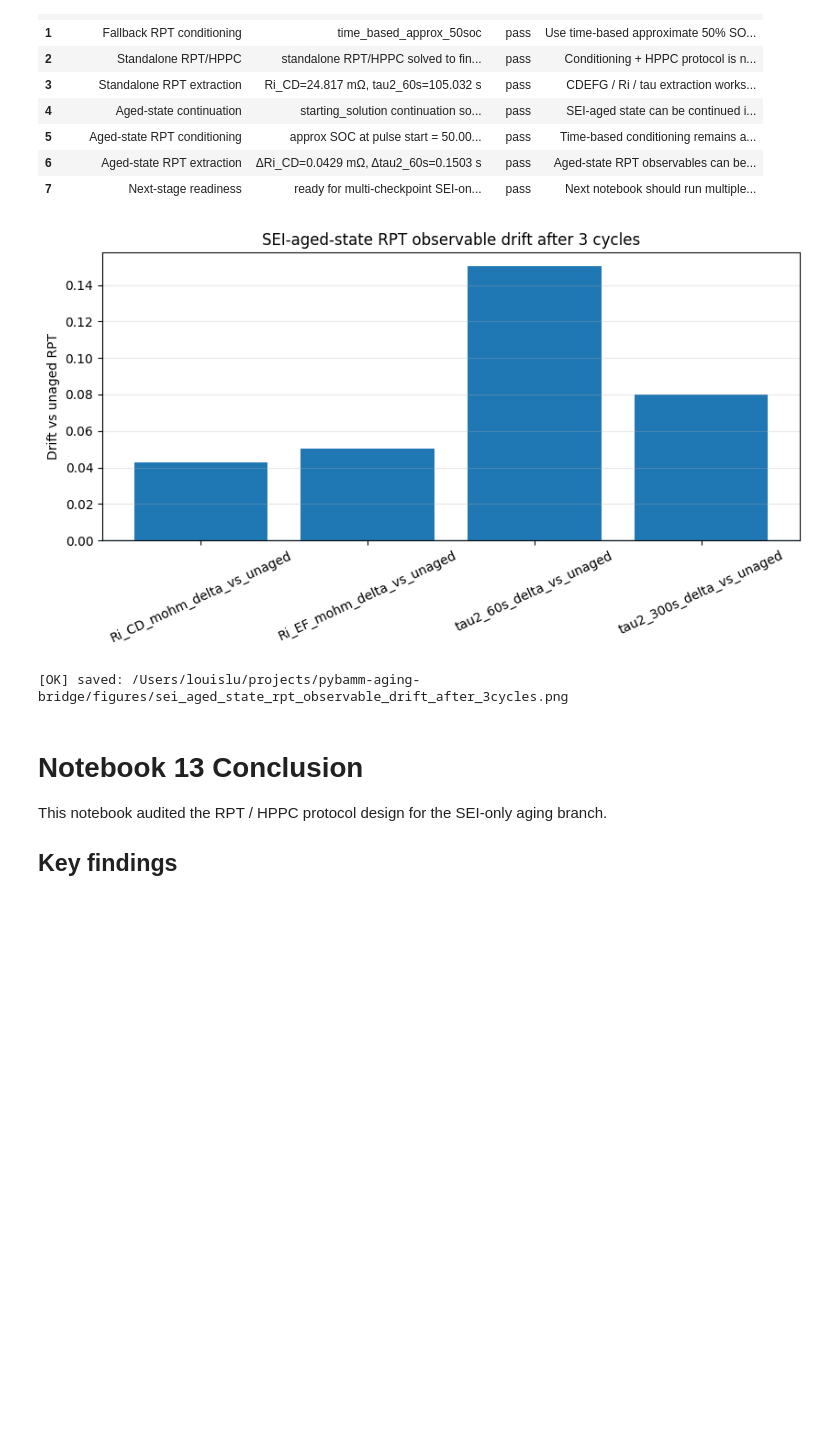
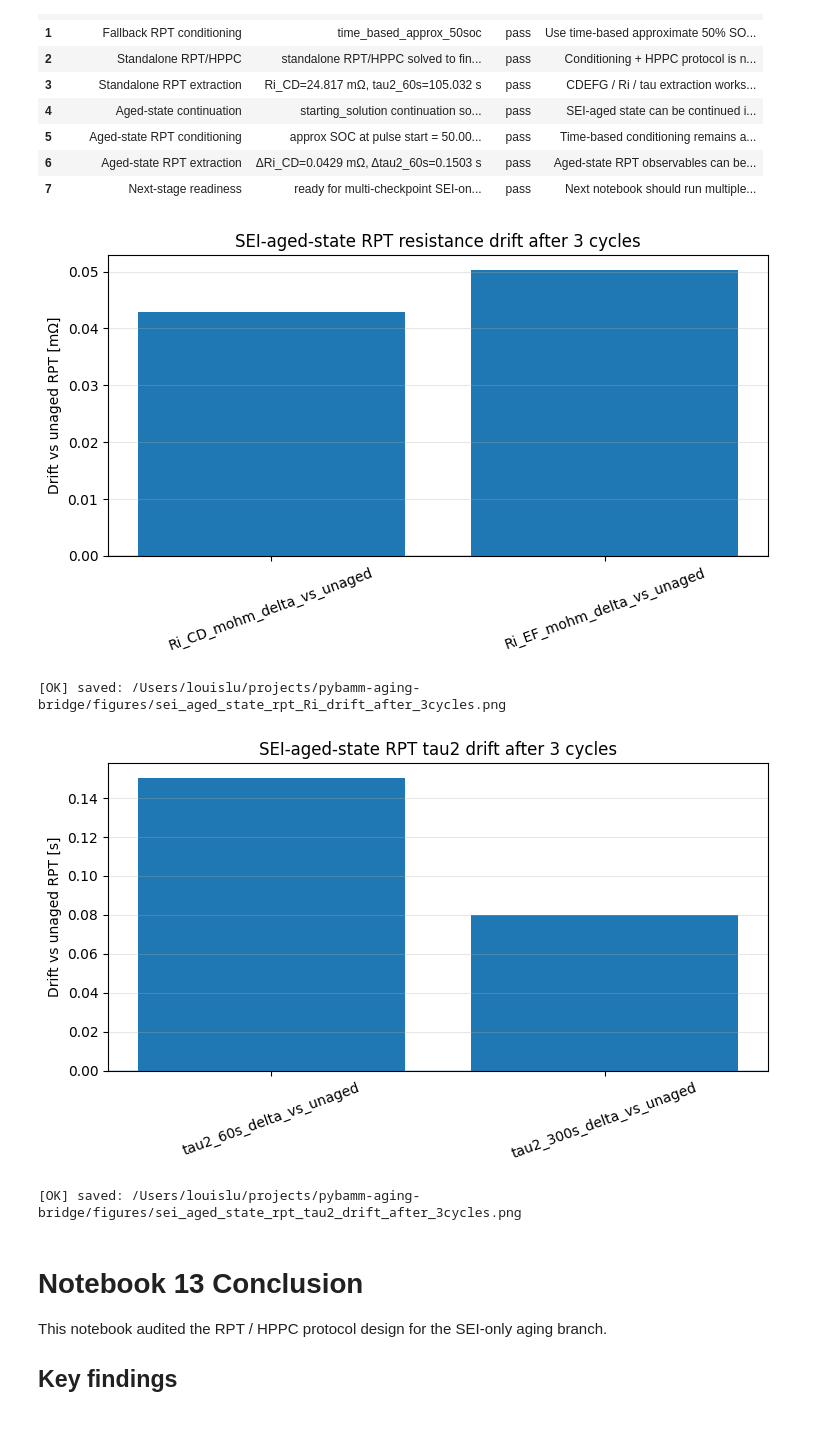
Before and after one commit to jiaxingLu/pybamm-aging-bridge, a Jupyter notebook: notebooks/13_sei_only_aged_state_rpt_design.ipynb, the cells around one changed output. Cells and saved outputs as stored; diff of their text form; code cells hidden in the pictures; blank space fills up the shorter version.

Commit message:
audit: design SEI-aged-state RPT workflow

```diff
--- a/notebooks/13_sei_only_aged_state_rpt_design.ipynb
+++ b/notebooks/13_sei_only_aged_state_rpt_design.ipynb
@@ -1182,35 +1182,60 @@ display(rpt_design_decision_table)
 | 6 | Aged-state RPT extraction | ΔRi_CD=0.0429 mΩ, Δtau2_60s=0.1503 s | pass | Aged-state RPT observables can be... |
 | 7 | Next-stage readiness | ready for multi-checkpoint SEI-on... | pass | Next notebook should run multiple... |
 # %%
-# Cell 24 — Aged vs unaged RPT observable drift plot（老化前后 RPT 可观测量漂移图）
+# Cell 24 — Aged vs unaged RPT observable drift plots（老化前后 RPT 可观测量漂移图，按单位分离）
 
-plot_metrics = [
+ri_metrics = [
     "Ri_CD_mohm_delta_vs_unaged",
     "Ri_EF_mohm_delta_vs_unaged",
+]
+
+tau_metrics = [
     "tau2_60s_delta_vs_unaged",
     "tau2_300s_delta_vs_unaged",
 ]
 
-plot_values = [rpt_comparison.loc[1, m] for m in plot_metrics]
+ri_values = [rpt_comparison.loc[1, m] for m in ri_metrics]
+tau_values = [rpt_comparison.loc[1, m] for m in tau_metrics]
 
-fig, ax = plt.subplots(figsize=(8.5, 4.8))
+# Ri drift plot
+fig, ax = plt.subplots(figsize=(7.5, 4.5))
 
-ax.bar(plot_metrics, plot_values)
+ax.bar(ri_metrics, ri_values)
 ax.axhline(0, linewidth=1)
-ax.set_ylabel("Drift vs unaged RPT")
-ax.set_title("SEI-aged-state RPT observable drift after 3 cycles")
+ax.set_ylabel("Drift vs unaged RPT [mΩ]")
+ax.set_title("SEI-aged-state RPT resistance drift after 3 cycles")
 ax.grid(True, axis="y", alpha=0.3)
-ax.tick_params(axis="x", rotation=25)
+ax.tick_params(axis="x", rotation=20)
 
 fig.tight_layout()
-fig_path = FIGURES / "sei_aged_state_rpt_observable_drift_after_3cycles.png"
+fig_path = FIGURES / "sei_aged_state_rpt_Ri_drift_after_3cycles.png"
 plt.savefig(fig_path, dpi=200)
 plt.show()
 
 print("[OK] saved:", fig_path)
+
+
+# tau drift plot
+fig, ax = plt.subplots(figsize=(7.5, 4.5))
+
+ax.bar(tau_metrics, tau_values)
+ax.axhline(0, linewidth=1)
+ax.set_ylabel("Drift vs unaged RPT [s]")
+ax.set_title("SEI-aged-state RPT tau2 drift after 3 cycles")
+ax.grid(True, axis="y", alpha=0.3)
+ax.tick_params(axis="x", rotation=20)
+
+fig.tight_layout()
+fig_path = FIGURES / "sei_aged_state_rpt_tau2_drift_after_3cycles.png"
+plt.savefig(fig_path, dpi=200)
+plt.show()
+
+print("[OK] saved:", fig_path)
 # %% [output]
-[figure, old version]
+[figure, new version]
-[OK] saved: /Users/louislu/projects/pybamm-aging-bridge/figures/sei_aged_state_rpt_observable_drift_after_3cycles.png
+[OK] saved: /Users/louislu/projects/pybamm-aging-bridge/figures/sei_aged_state_rpt_Ri_drift_after_3cycles.png
+[figure, added]
+[OK] saved: /Users/louislu/projects/pybamm-aging-bridge/figures/sei_aged_state_rpt_tau2_drift_after_3cycles.png
 # %% [markdown]
 # Notebook 13 Conclusion
 
```
